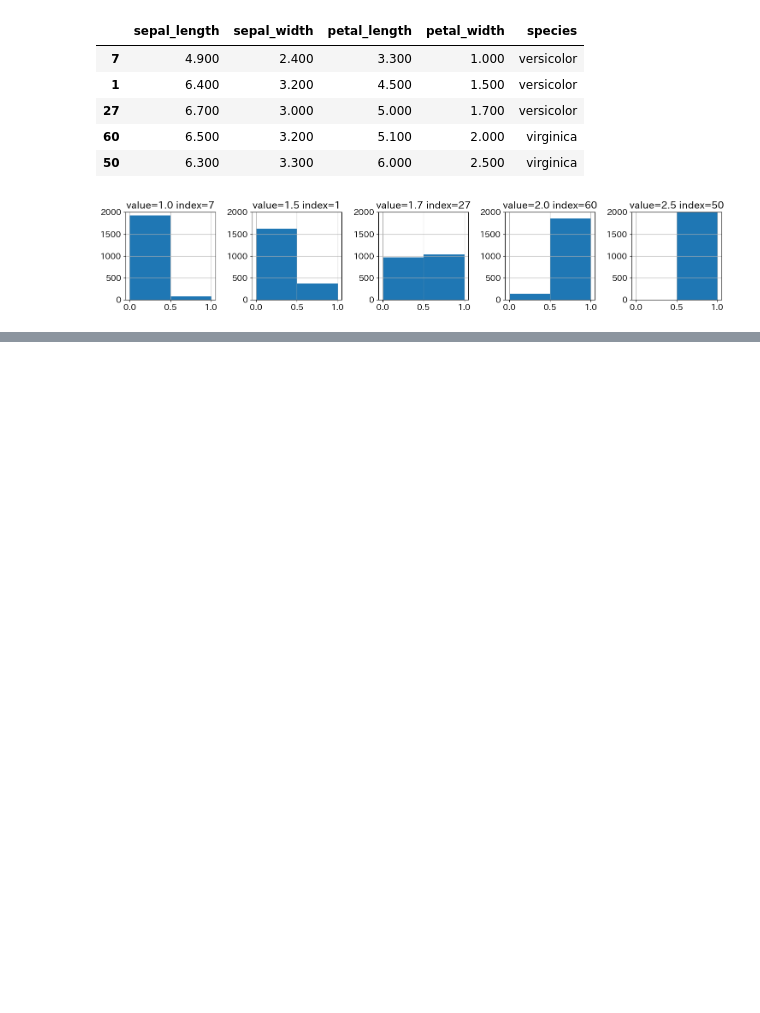
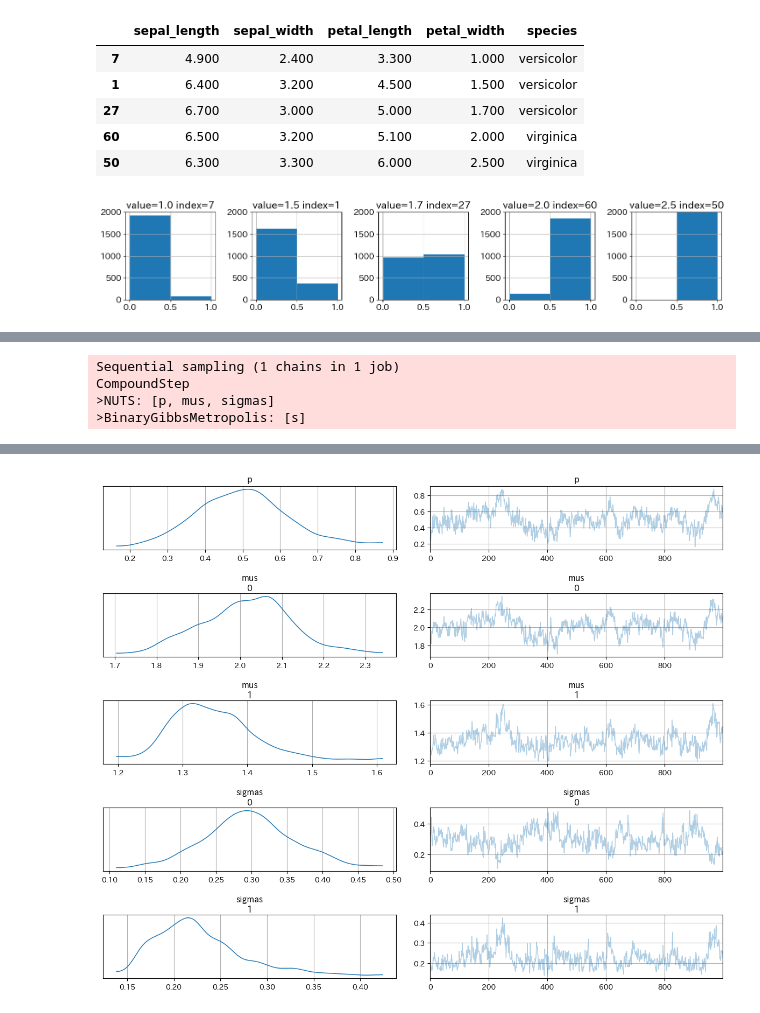
Before and after one commit to maton369/Bayesian_Inference_Practice, a Jupyter notebook: 5_4_潜在変数モデル.ipynb, the cells around one changed output, grey strips where cells are left out. Saved outputs shown, nothing was run; the diff lists cells and outputs as text; code cells hidden in the pictures; blank space fills up the shorter version.

```diff
--- a/5_4_潜在変数モデル.ipynb
+++ b/5_4_潜在変数モデル.ipynb
@@ -320,0 +373,13 @@ plt.tight_layout()
+# %%
+with model2:
+    # サンプリング
+    idata2 = pm.sample(random_seed=42, chains=1, target_accept=0.998)
+
+# plot_trace関数で推論結果の確認
+az.plot_trace(idata2, var_names=["p", "mus", "sigmas"], compact=False)
+plt.tight_layout()
+# %% [output]
+Sequential sampling (1 chains in 1 job)
+CompoundStep
+>NUTS: [p, mus, sigmas]
+>BinaryGibbsMetropolis: [s]
@@ -320,0 +390 @@ plt.tight_layout()
+[figure, added]
```
Also changed, not shown: parts of 3 cells of this notebook.
